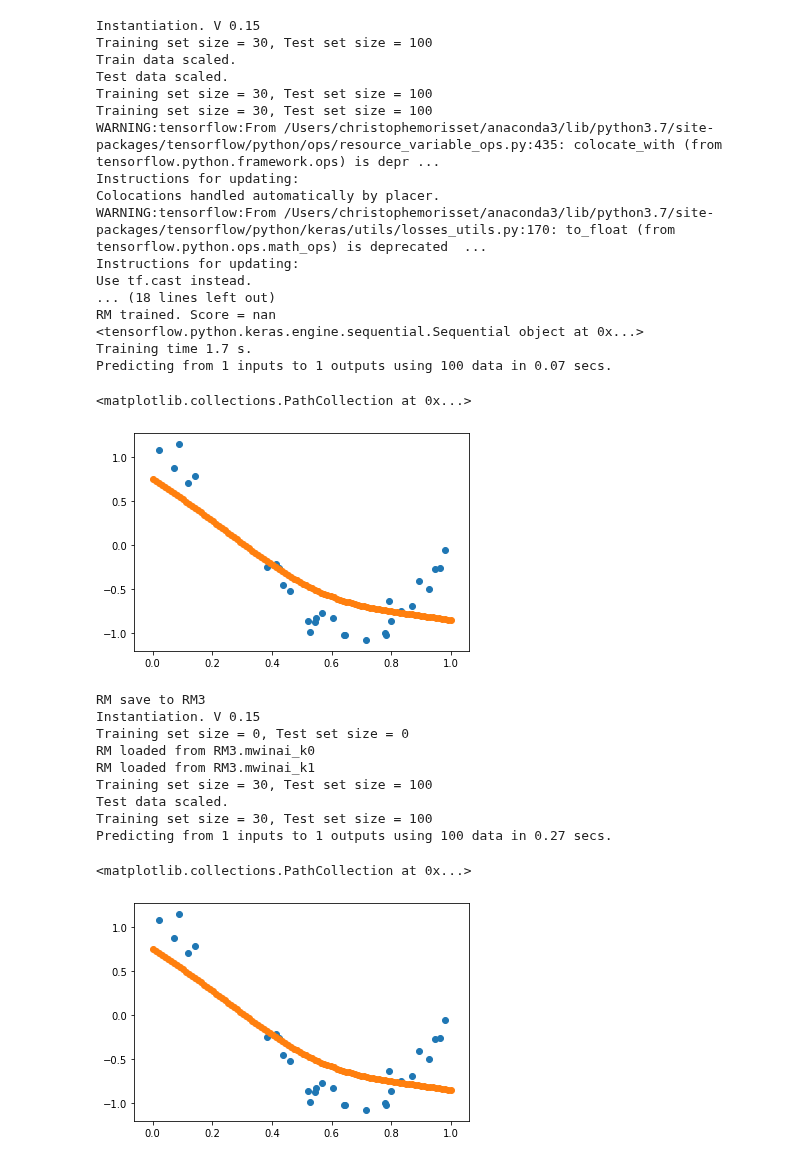
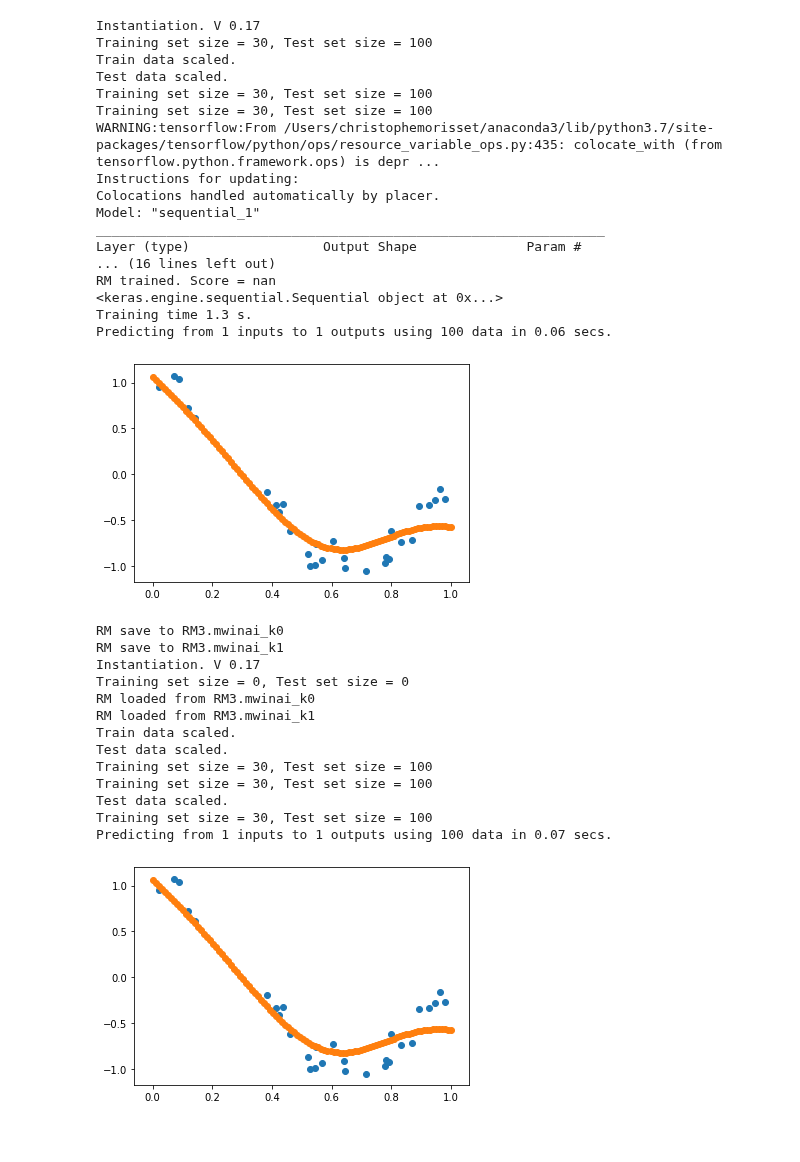
Before and after one commit to Morisset/AI4neb, a Jupyter notebook: docs/SaveRestore.ipynb, the cells around one changed output. Cells and saved outputs as stored; diff of their text form; code cells hidden in the pictures.

```diff
--- a/docs/SaveRestore.ipynb
+++ b/docs/SaveRestore.ipynb
@@ -24,7 +26,7 @@ n_samples = 30
 noise = 0.1
 
 # The training set: n_samples X points, with the noisy correspoing y
-X_train = np.sort(np.random.rand(n_samples))
+X_train = np.random.rand(n_samples)
 y_train = true_fun(X_train) + np.random.randn(n_samples) * noise
 y_train2 = true_fun2(X_train) + np.random.randn(n_samples) * noise
 
@@ -152,7 +155,7 @@ RM.init_RM(hidden_layer_sizes=(100,100),
 RM.train_RM()
 RM.predict(scoring=False)
 # %% [output]
-Instantiation. V 0.15
+Instantiation. V 0.17
 Training set size = 30, Test set size = 100
 Train data scaled.
 Test data scaled.
@@ -161,39 +164,41 @@ Training set size = 30, Test set size = 100
 WARNING:tensorflow:From /Users/christophemorisset/anaconda3/lib/python3.7/site-packages/tensorflow/python/ops/resource_variable_ops.py:435: colocate_with (from tensorflow.python.framework.ops) is depr ...
 Instructions for updating:
 Colocations handled automatically by placer.
-WARNING:tensorflow:From /Users/christophemorisset/anaconda3/lib/python3.7/site-packages/tensorflow/python/keras/utils/losses_utils.py:170: to_float (from tensorflow.python.ops.math_ops) is deprecated  ...
-Instructions for updating:
-Use tf.cast instead.
-... (18 lines left out)
+Model: "sequential_1"
+_________________________________________________________________
+Layer (type)                 Output Shape              Param #
+... (16 lines left out)
 RM trained. Score = nan
-<tensorflow.python.keras.engine.sequential.Sequential object at 0x...>
-Training time 1.7 s.
-Predicting from 1 inputs to 1 outputs using 100 data in 0.07 secs.
+<keras.engine.sequential.Sequential object at 0x...>
+Training time 1.3 s.
+Predicting from 1 inputs to 1 outputs using 100 data in 0.06 secs.
 # %%
 plt.scatter(X_train, y_train)
-plt.scatter(RM.X_test_unscaled, RM.pred)
+plt.scatter(RM.X_test_unscaled, RM.pred);
 # %% [output]
-<matplotlib.collections.PathCollection at 0x...>
-[figure, old version]
+[figure, new version]
 # %%
 RM.save_RM('RM3')
 RM_back3 = mwinai.manage_RM(RM_filename='RM3', verbose=True)
-RM_back3.set_test(X_test, scaleit=True)
+RM_back3.set_test(X_test)
 RM_back3.predict(scoring=False)
 plt.scatter(X_train, y_train)
-plt.scatter(RM_back3.X_test_unscaled, RM_back3.pred)
+plt.scatter(RM_back3.X_test_unscaled, RM_back3.pred);
 # %% [output]
-RM save to RM3
-Instantiation. V 0.15
+RM save to RM3.mwinai_k0
+RM save to RM3.mwinai_k1
+Instantiation. V 0.17
 Training set size = 0, Test set size = 0
 RM loaded from RM3.mwinai_k0
 RM loaded from RM3.mwinai_k1
+Train data scaled.
+Test data scaled.
+Training set size = 30, Test set size = 100
 Training set size = 30, Test set size = 100
 Test data scaled.
 Training set size = 30, Test set size = 100
-Predicting from 1 inputs to 1 outputs using 100 data in 0.27 secs.
+Predicting from 1 inputs to 1 outputs using 100 data in 0.07 secs.
-<matplotlib.collections.PathCollection at 0x...>
-[figure, old version]
+[figure, new version]
 # %%
 RM = mwinai.manage_RM(RM_type='K_ANN', X_train=X_train, y_train=np.array([y_train, y_train2]).T, scaling=True,
                       X_test = X_test, y_test=np.array([y_test, y_test2]).T, verbose=True, random_seed=10)
```
Also changed, not shown: parts of 13 cells of this notebook.
